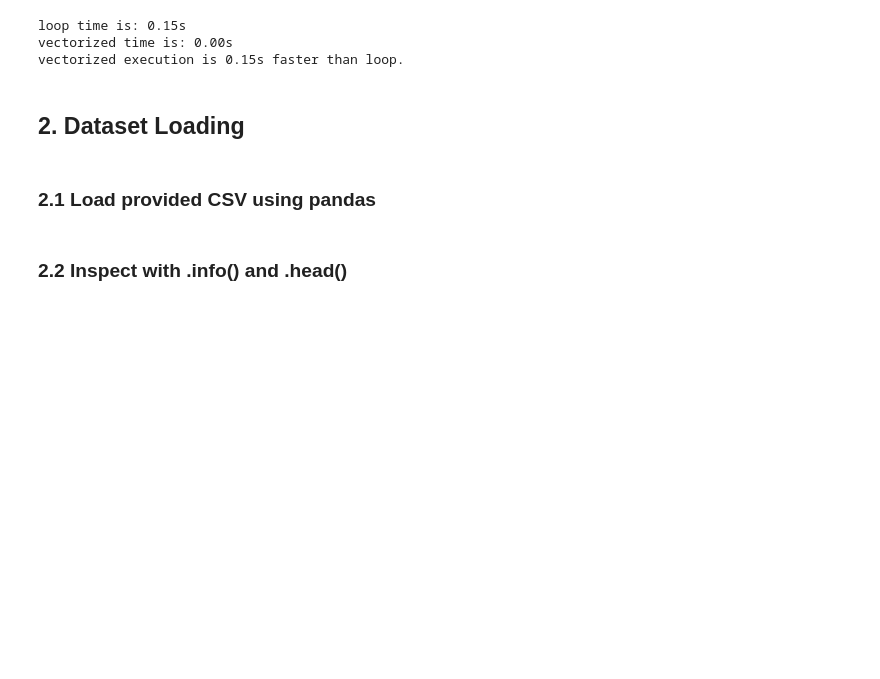
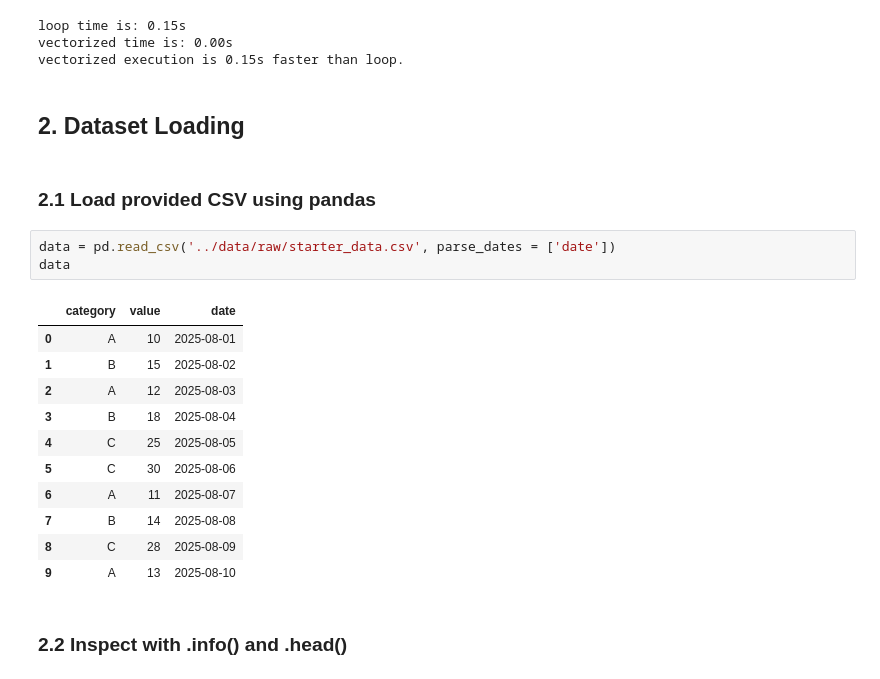
Before and after one commit to Tylerzhuo/bootcamp_haotian_zhuo, a Jupyter notebook: homework/notebooks/hw03_python_fundamentals.ipynb, the cells around one changed output. Drawn from its saved outputs; the diff is of its cells as text; blank space fills up the shorter version.

```diff
--- a/homework/notebooks/hw03_python_fundamentals.ipynb
+++ b/homework/notebooks/hw03_python_fundamentals.ipynb
@@ -53,5 +54,20 @@ vectorized execution is 0.15s faster than loop.
 ## 2. Dataset Loading
 # %% [markdown]
 ### 2.1 Load provided CSV using pandas
+# %%
+data = pd.read_csv('../data/raw/starter_data.csv', parse_dates = ['date'])
+data
+# %% [output]
+|  | category | value | date |
+| 0 | A | 10 | 2025-08-01 |
+| 1 | B | 15 | 2025-08-02 |
+| 2 | A | 12 | 2025-08-03 |
+| 3 | B | 18 | 2025-08-04 |
+| 4 | C | 25 | 2025-08-05 |
+| 5 | C | 30 | 2025-08-06 |
+| 6 | A | 11 | 2025-08-07 |
+| 7 | B | 14 | 2025-08-08 |
+| 8 | C | 28 | 2025-08-09 |
+| 9 | A | 13 | 2025-08-10 |
 # %% [markdown]
 ### 2.2 Inspect with .info() and .head()
```
Also changed, not shown: parts of 8 cells of this notebook, 3 other files.
